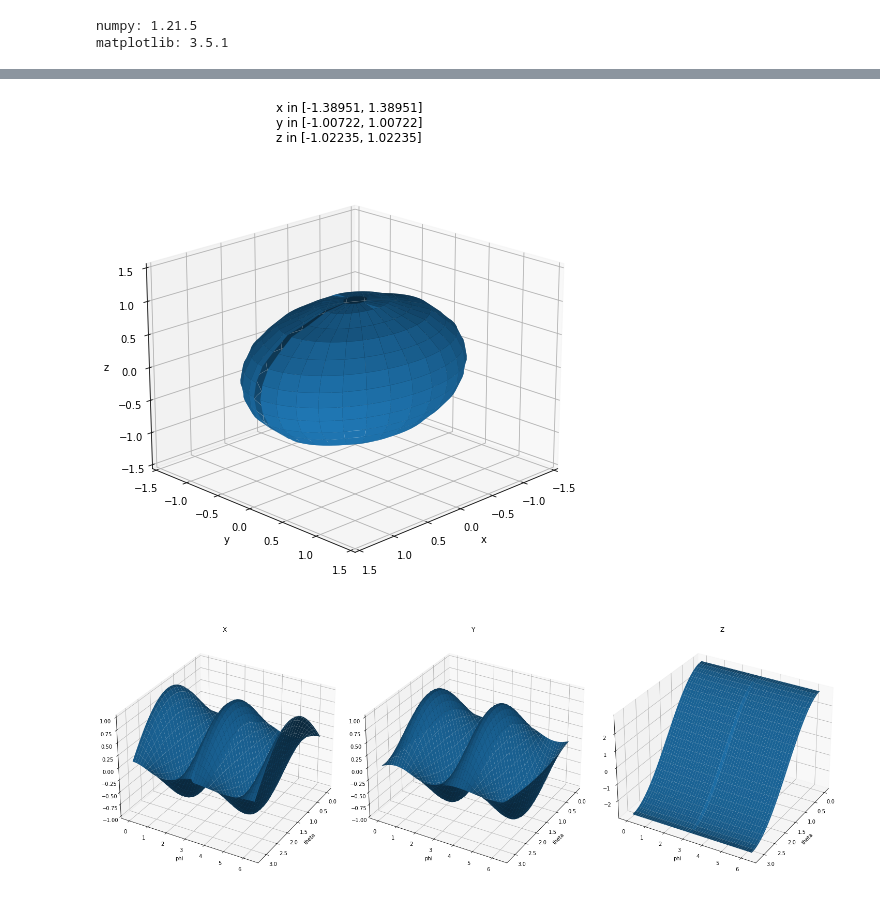
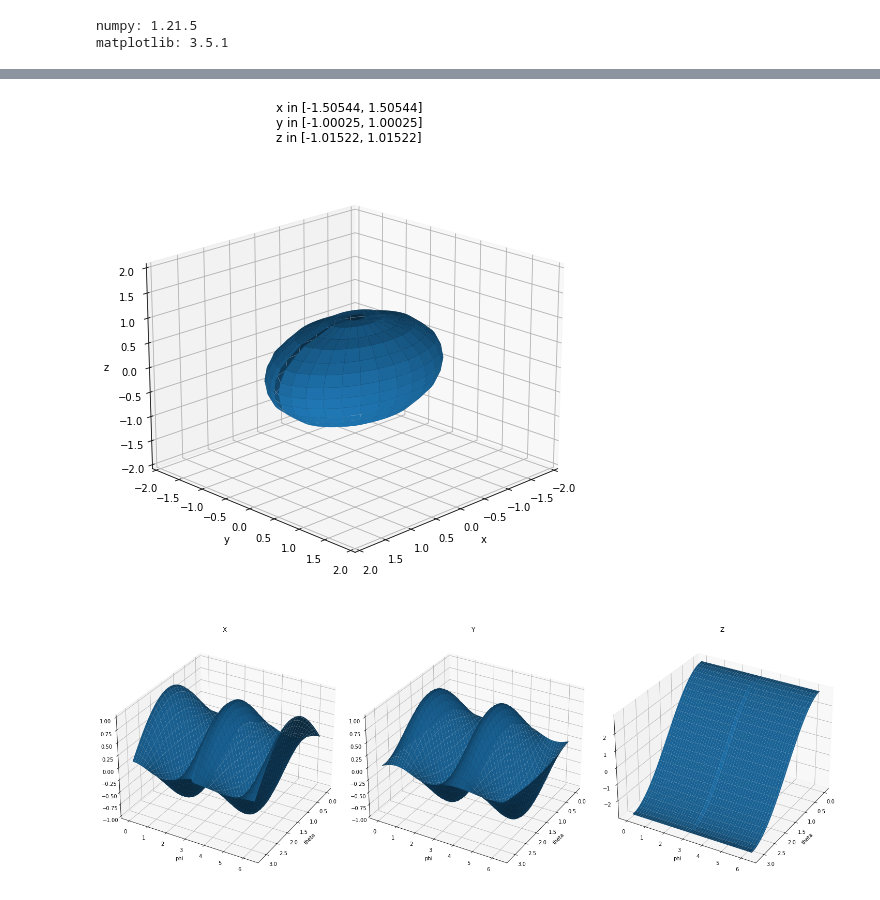
Before and after one commit to iago-mendes/eucled, a Jupyter notebook: src/exercises/08-embedding/assets/plots.ipynb, the cells around one changed output, grey strips where cells are left out. Drawn from its saved outputs; the diff is of its cells as text; code cells hidden in the pictures.

```diff
--- a/src/exercises/08-embedding/assets/plots.ipynb
+++ b/src/exercises/08-embedding/assets/plots.ipynb
@@ -214,40 +217,40 @@ N_phi = 4*N_theta
 
 fig = plt.figure(layout="constrained")
 
-embedding = np.genfromtxt('embedding_ellipsoid_15x60.csv', delimiter=',')
+embedding = np.genfromtxt(f'embedding_ellipsoid_{N_theta}x{N_phi}.csv', delimiter=',')
 # print("chi", chi)
 # print("x: ", min(x), max(x))
 # print("y: ", min(y), max(y))
 # print("z: ", min(z), max(z))
 
 x = embedding[:,0]
 y = embedding[:,1]
 z = embedding[:,2]
 
 X = np.reshape(x, (N_theta, N_phi))
 Y = np.reshape(y, (N_theta, N_phi))
 Z = np.reshape(z, (N_theta, N_phi))
 
 ax = fig.add_subplot(111, projection='3d')
 ax.plot_surface(X, Y, Z)
 # ax.plot_surface(X, Y, Z, cmap=cm.coolwarm)
 
 plt.title(f'x in [{min(x)}, {max(x)}]\ny in [{min(y)}, {max(y)}]\nz in [{min(z)}, {max(z)}]')
 ax.set_xlabel("x")
 ax.set_ylabel("y")
 ax.set_zlabel("z")
 
-side = 1.5
+side = 2
 ax.set_xlim(-side, side)
 ax.set_ylim(-side, side)
 ax.set_zlim(-side, side)
 
 ax.view_init(20, 45) # elev, azim
 fig.set_size_inches(20, 7, forward=True)
 
 plt.show()
 # %% [output]
-[figure, old version]
+[figure, new version]
 # %%
 N_theta = 25
 N_phi = 4*N_theta
```
Also changed, not shown: parts of 5 cells of this notebook, 3 other files.
